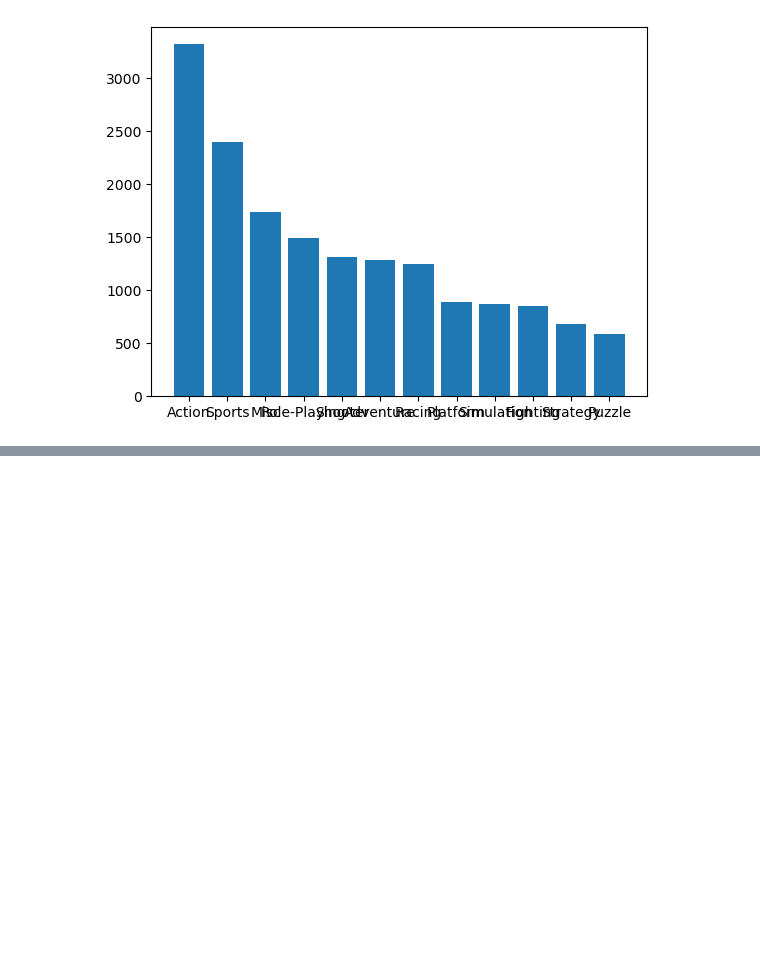
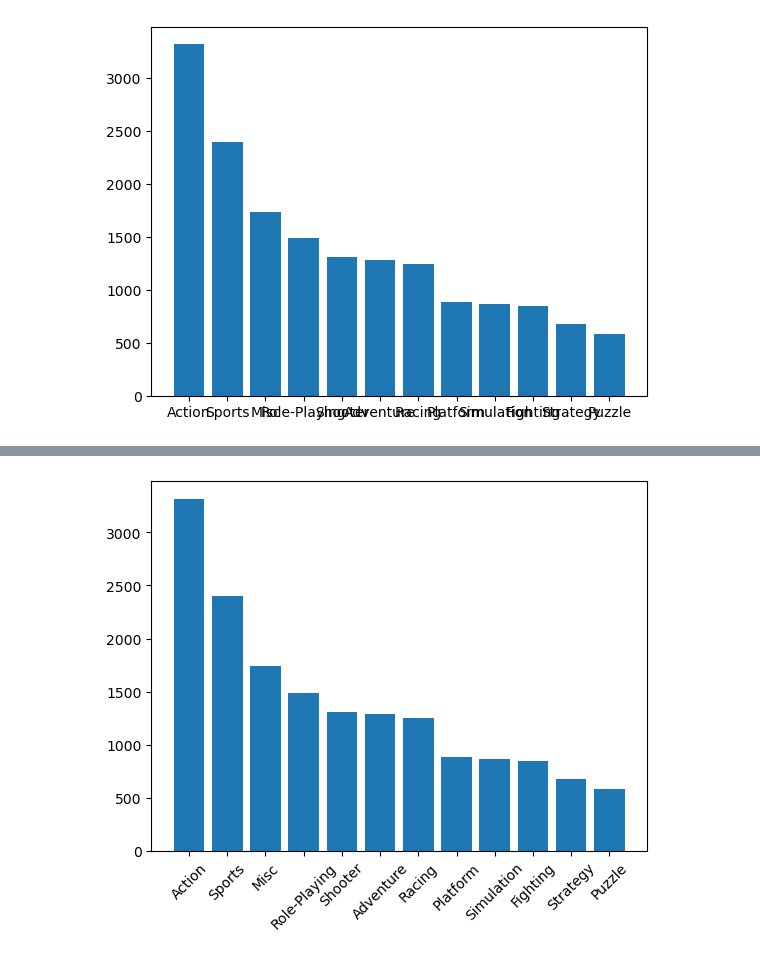
Before and after one commit to jeeet0700/DV, a Jupyter notebook: Data Viz Interview Prep.ipynb, the cells around one changed output, grey strips where cells are left out. Saved outputs shown, nothing was run; the diff lists cells and outputs as text; code cells hidden in the pictures; blank space fills up the shorter version.

```diff
--- a/Data Viz Interview Prep.ipynb
+++ b/Data Viz Interview Prep.ipynb
@@ -137,0 +144,6 @@ plt.bar(x,y)
+# %%
+plt.bar(x,y)
+plt.xticks(rotation=45)
+plt.show()
+# %% [output]
+[figure, added]
```
Also changed, not shown: parts of 23 cells of this notebook.
